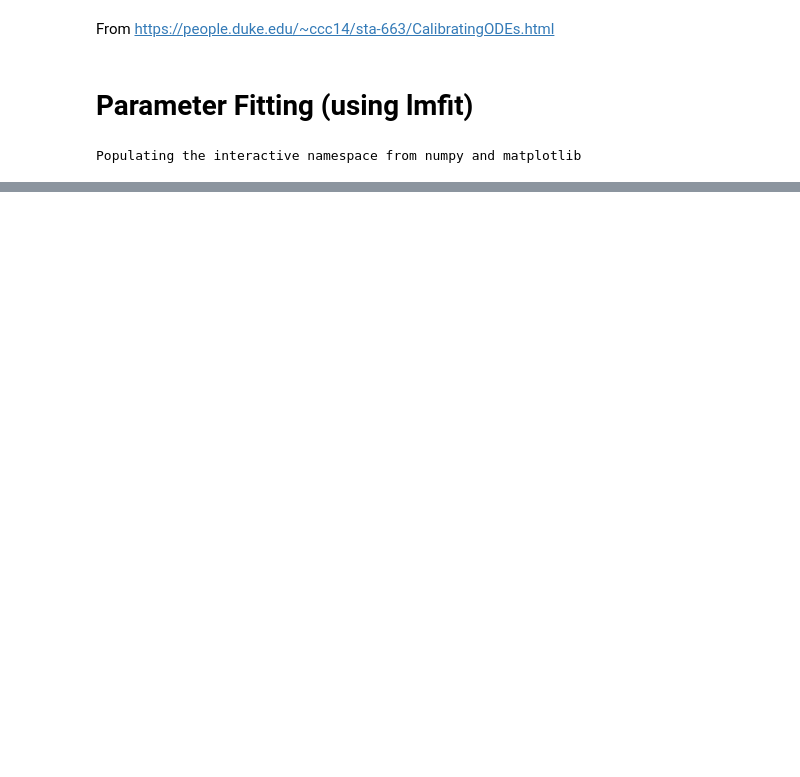
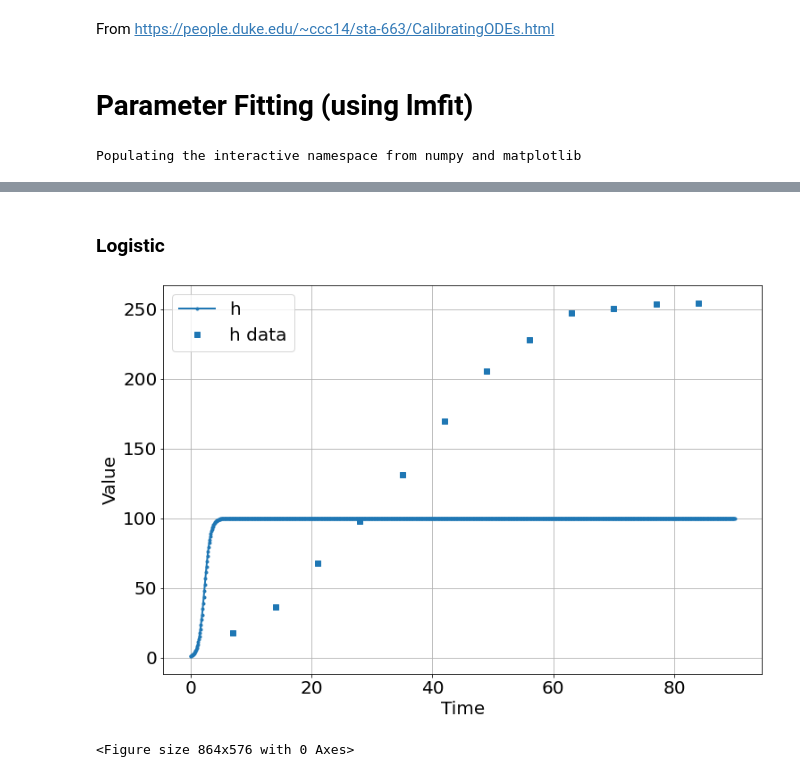
Before and after one commit to bblais/pyndamics3, a Jupyter notebook: 03_fit.ipynb, the cells around one changed output, grey strips where cells are left out. Cells and saved outputs as stored; diff of their text form; code cells hidden in the pictures; blank space fills up the shorter version.

```diff
--- a/03_fit.ipynb
+++ b/03_fit.ipynb
@@ -248,0 +292,11 @@ a.stderr
+# %% [markdown]
+### Logistic
+# %%
+sim=Simulation()
+sim.add("h'=a*h*(1-h/K)",1,plot=True)
+sim.add_data(t=t,h=h,plot=True)
+sim.params(a=2,K=100)
+sim.run(0,90)
+# %% [output]
+[figure, added]
+<Figure size 864x576 with 0 Axes>
```
Also changed, not shown: parts of 18 cells of this notebook, 3 other files.
